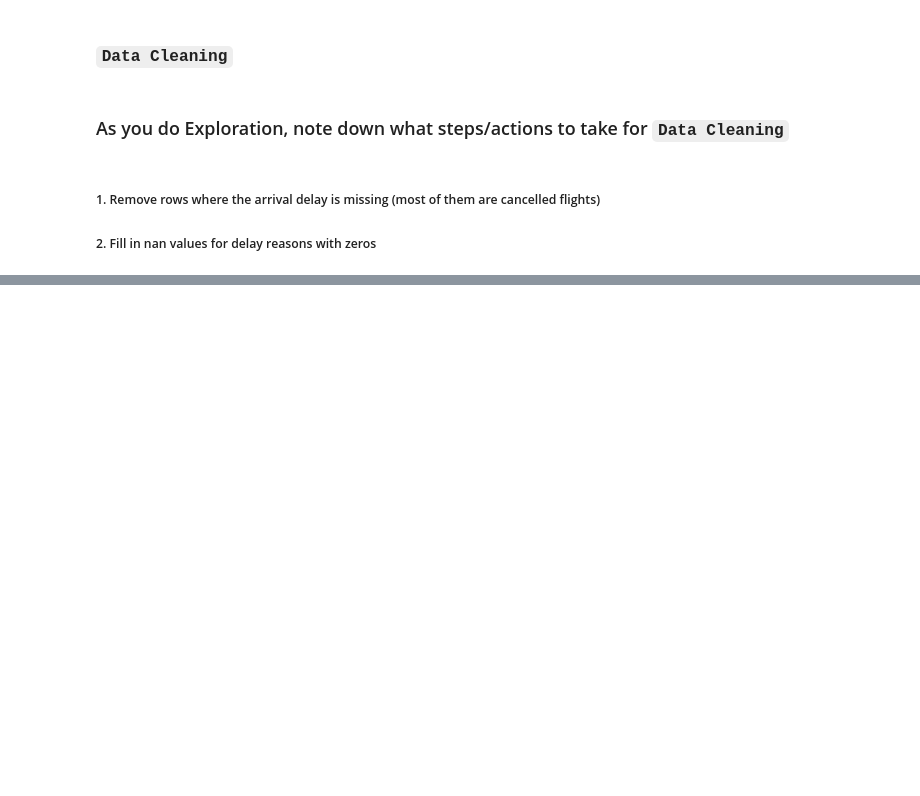
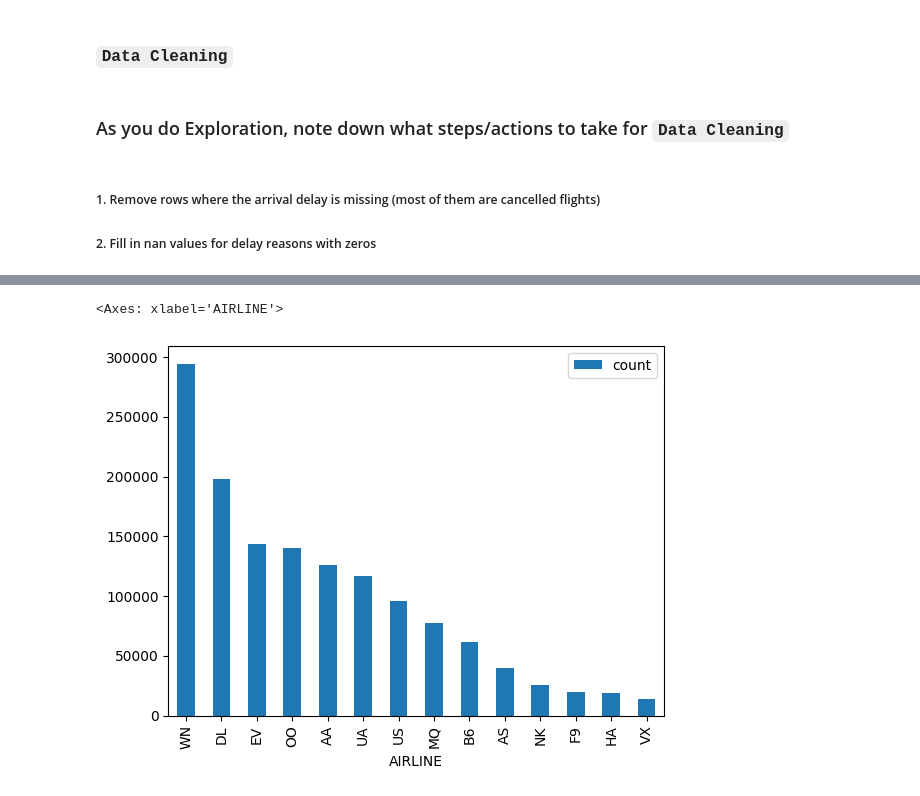
Before and after one commit to 47dhiraj/analytics_projects, a Jupyter notebook: pandas/data_exploration_and_data_cleaning/Flight Project/flight_project.ipynb, the cells around one changed output, grey strips where cells are left out. Saved outputs shown, nothing was run; the diff lists cells and outputs as text; code cells hidden in the pictures; blank space fills up the shorter version.

Commit message:
Data Exploration and Data Cleaning

```diff
--- a/pandas/data_exploration_and_data_cleaning/Flight Project/flight_project.ipynb
+++ b/pandas/data_exploration_and_data_cleaning/Flight Project/flight_project.ipynb
@@ -310,0 +339,4 @@ arrival_na_not_cancelled[arrival_na_not_cancelled['ARRIVAL_TIME'].isna()].shape
+# %%
+flights = flights[~flights['ARRIVAL_DELAY'].isna()]
+
+flights.shape
@@ -310,0 +369,2 @@ arrival_na_not_cancelled[arrival_na_not_cancelled['ARRIVAL_TIME'].isna()].shape
+# %%
+flights = flights.fillna(0)
@@ -310,0 +415,7 @@ arrival_na_not_cancelled[arrival_na_not_cancelled['ARRIVAL_TIME'].isna()].shape
+# %%
+flights = flights[['YEAR', 'MONTH', 'DAY', 'DAY_OF_WEEK', 'AIRLINE',
+       'ORIGIN_AIRPORT', 'DESTINATION_AIRPORT', 'SCHEDULED_DEPARTURE',
+       'SCHEDULED_ARRIVAL', 'AIR_SYSTEM_DELAY', 'SECURITY_DELAY', 'AIRLINE_DELAY',
+       'LATE_AIRCRAFT_DELAY', 'WEATHER_DELAY']]
+
+# flights.head(10)
@@ -310,0 +461,5 @@ arrival_na_not_cancelled[arrival_na_not_cancelled['ARRIVAL_TIME'].isna()].shape
+# %%
+pd.DataFrame(flights.value_counts("AIRLINE")).plot(kind='bar')
+# %% [output]
+<Axes: xlabel='AIRLINE'>
+[figure, added]
```
Also changed, not shown: parts of 14 cells of this notebook.
